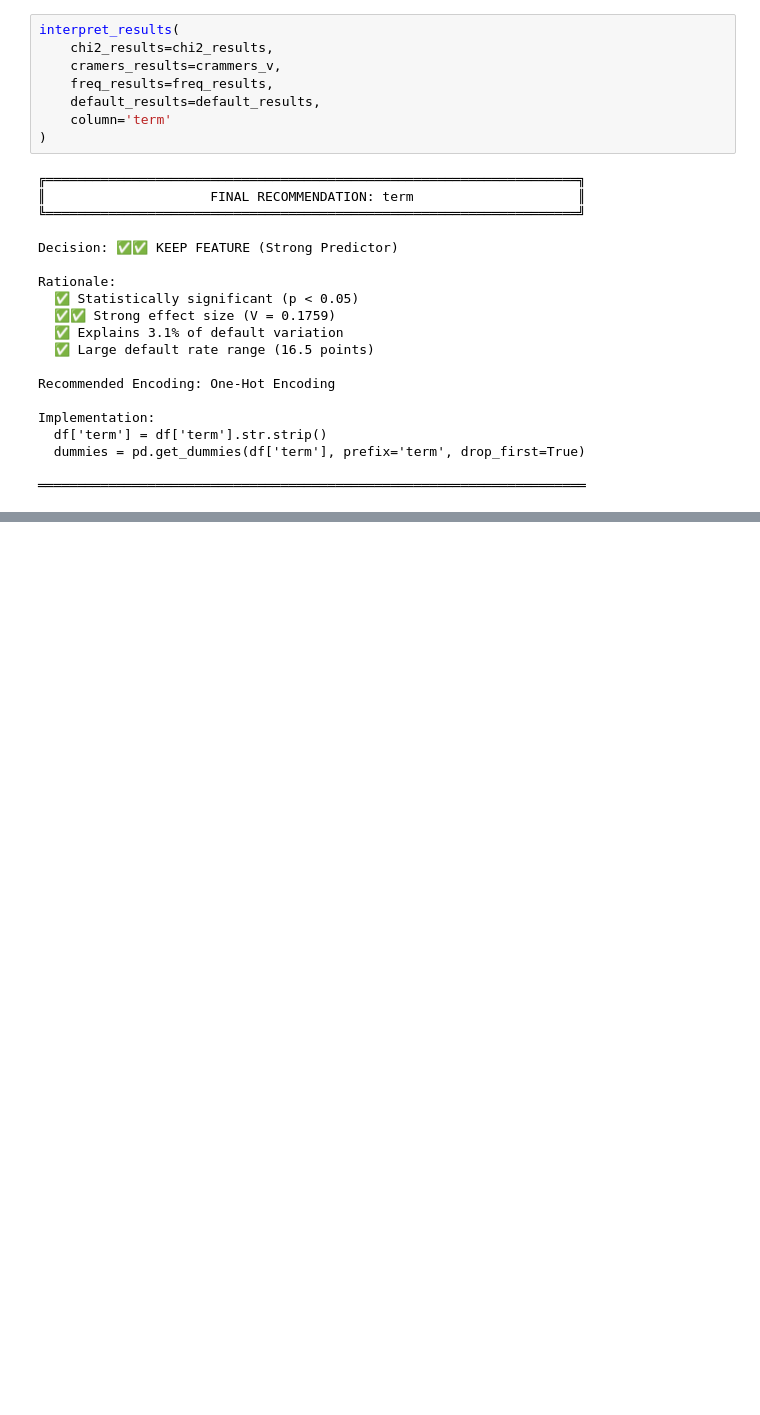
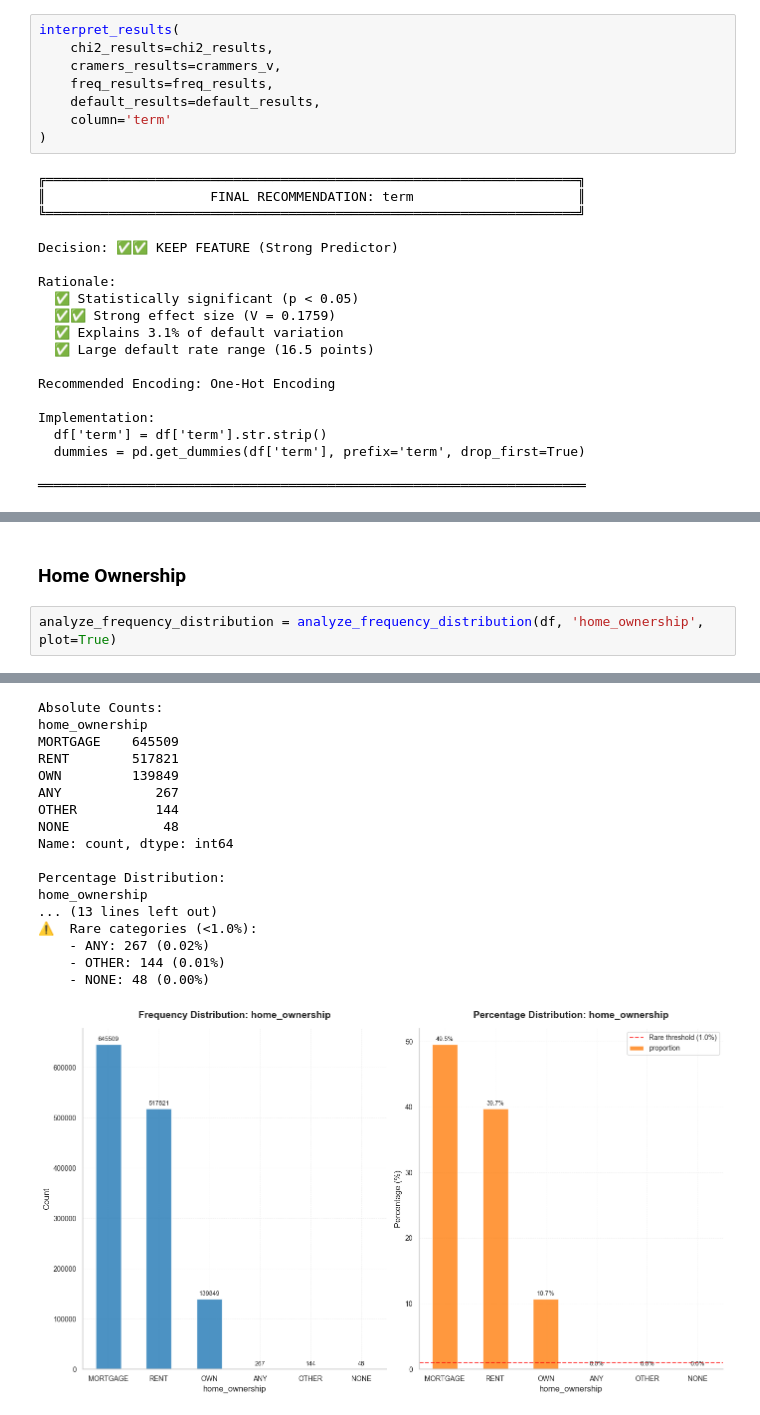
Before and after one commit to salman7420/credit-risk-model, a Jupyter notebook: notebooks/02_univariate_eda_categorical.ipynb, the cells around one changed output, grey strips where cells are left out. Drawn from its saved outputs; the diff is of its cells as text; blank space fills up the shorter version.

```diff
--- a/notebooks/02_univariate_eda_categorical.ipynb
+++ b/notebooks/02_univariate_eda_categorical.ipynb
@@ -199,0 +359,5 @@ check_missing_values = check_missing_values(df, 'term')
+# %% [markdown]
+### Home Ownership
+# %%
+analyze_frequency_distribution = analyze_frequency_distribution(df, 'home_ownership', plot=True)
+# %% [output]
@@ -199,0 +368,18 @@ check_missing_values = check_missing_values(df, 'term')
+Absolute Counts:
+home_ownership
+MORTGAGE    645509
+RENT        517821
+OWN         139849
+ANY            267
+OTHER          144
+NONE            48
+Name: count, dtype: int64
+
+Percentage Distribution:
+home_ownership
+... (13 lines left out)
+⚠️  Rare categories (<1.0%):
+    - ANY: 267 (0.02%)
+    - OTHER: 144 (0.01%)
+    - NONE: 48 (0.00%)
+[figure, added]
```
Also changed, not shown: parts of 38 cells of this notebook, 1 other file.
